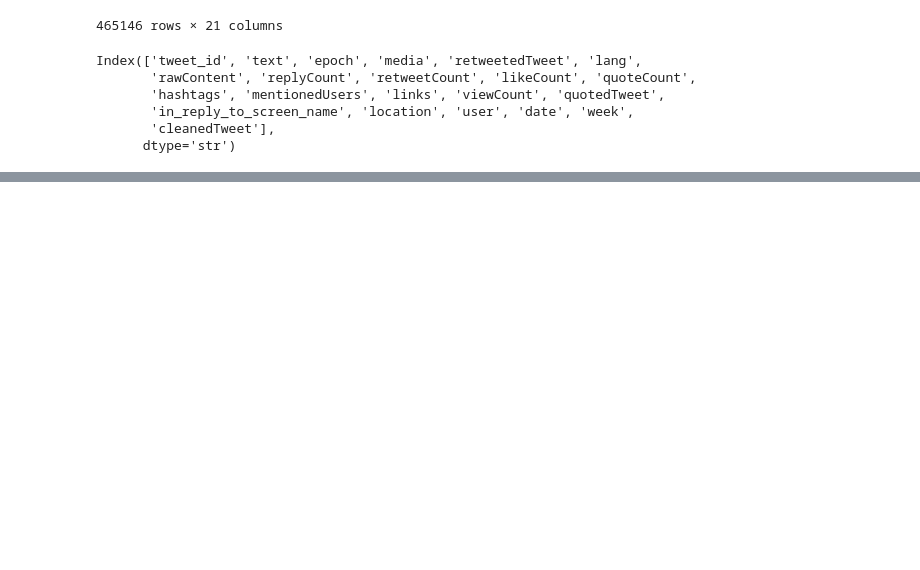
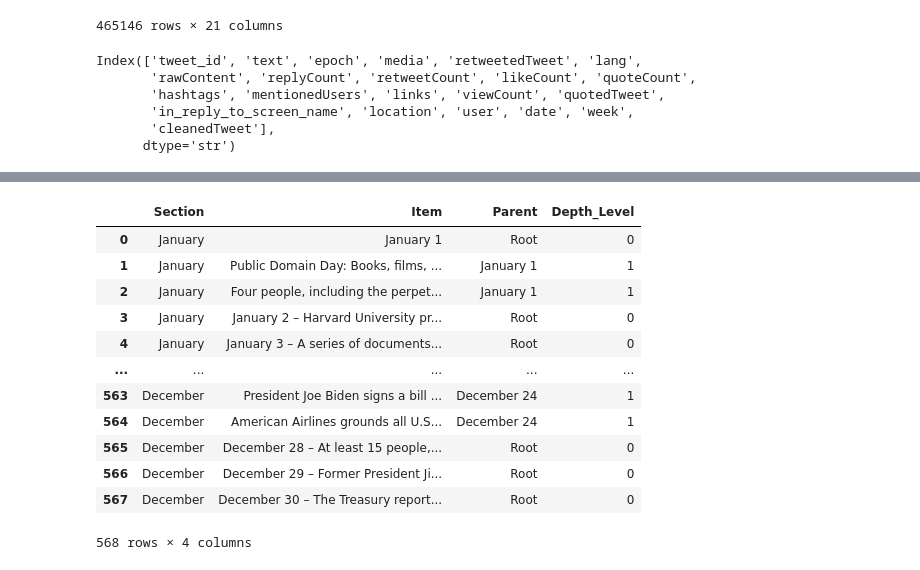
Before and after one commit to kimjesse/Detecting-Narrative-Reframing-on-X-in-the-2024-U.S.-Election, a Jupyter notebook: SandboxNotebooks/Sandbox.ipynb, the cells around one changed output, grey strips where cells are left out. Drawn from its saved outputs; the diff is of its cells as text; code cells hidden in the pictures; blank space fills up the shorter version.

Commit message:
Worked on extracting timeline events from wikipedia page

```diff
--- a/SandboxNotebooks/Sandbox.ipynb
+++ b/SandboxNotebooks/Sandbox.ipynb
@@ -169,0 +192,42 @@ df.to_csv("F:/Milestone 2/weekly_orig_totals.csv")
+# %%
+soup = BeautifulSoup(events_html, "html.parser")
+dataset = []
+#TODO detangle events page for 2024 for timeline plot
+
+def parse_nested_lists(element, section_name, current_depth=0, parent_text="Root"):
+    """Recursively parses nested <li> items and links them to the current Section."""
+    for li in element.find_all("li", recursive=False):
+        # Extract text directly belonging to this <li> (excluding sub-lists)
+        li_text = "".join([str(c) for c in li.contents if isinstance(c, str)]).strip()
+
+        # Fallback if <li> text is wrapped inside another tag like <span> or <strong>
+        if not li_text and li.find(recursive=False) and li.find(recursive=False).name != 'ul':
+            li_text = li.find(recursive=False).get_text(strip=True)
+
+        dataset.append({
+            "Section": section_name,
+            "Item": li_text,
+            "Parent": parent_text,
+            "Depth_Level": current_depth
+        })
+
+        # Dive deeper if there is a nested <ul>
+        sub_ul = li.find("ul", recursive=False)
+        if sub_ul:
+            parse_nested_lists(sub_ul, section_name, current_depth + 1, parent_text=li_text)
+
+# Track the active section name as we scan down the page
+current_section = "Unknown Section"
+
+# .next_suffixes / .children loop to traverse the document linearly
+for element in soup.body.contents if soup.body else soup.contents:
+    if element.name == "h3":
+        # Update the active section whenever an h3 is hit
+        current_section = element.get_text(strip=True)
+    elif element.name == "ul":
+        # Process the top-level ul under the current section
+        parse_nested_lists(element, section_name=current_section)
+
+# Convert to Pandas DataFrame
+df = pd.DataFrame(dataset)
+print(df)
@@ -169,0 +252,16 @@ df.to_csv("F:/Milestone 2/weekly_orig_totals.csv")
+# %%
+df
+# %% [output]
+|  | Section | Item | Parent | Depth_Level |
+| 0 | January | January 1 | Root | 0 |
+| 1 | January | Public Domain Day: Books, films, ... | January 1 | 1 |
+| 2 | January | Four people, including the perpet... | January 1 | 1 |
+| 3 | January | January 2 – Harvard University pr... | Root | 0 |
+| 4 | January | January 3 – A series of documents... | Root | 0 |
+| ... | ... | ... | ... | ... |
+| 563 | December | President Joe Biden signs a bill ... | December 24 | 1 |
+| 564 | December | American Airlines grounds all U.S... | December 24 | 1 |
+| 565 | December | December 28 – At least 15 people,... | Root | 0 |
+| 566 | December | December 29 – Former President Ji... | Root | 0 |
+| 567 | December | December 30 – The Treasury report... | Root | 0 |
+568 rows × 4 columns
```
Also changed, not shown: parts of 4 cells of this notebook, 1 other file.
